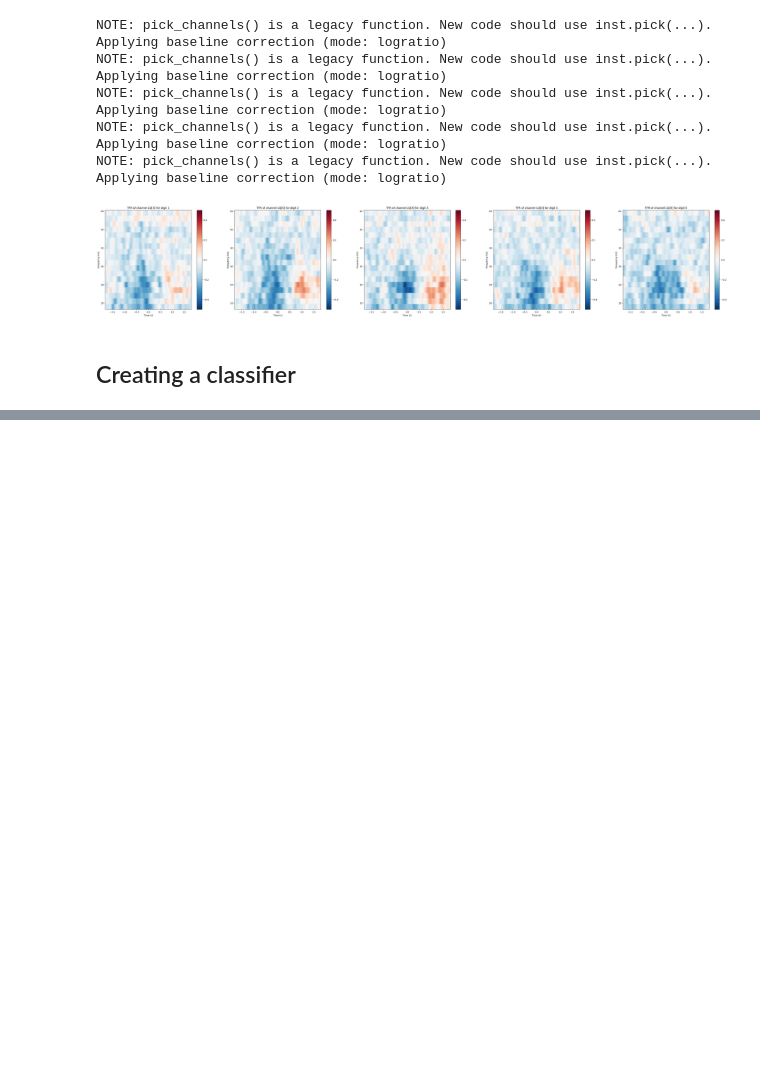
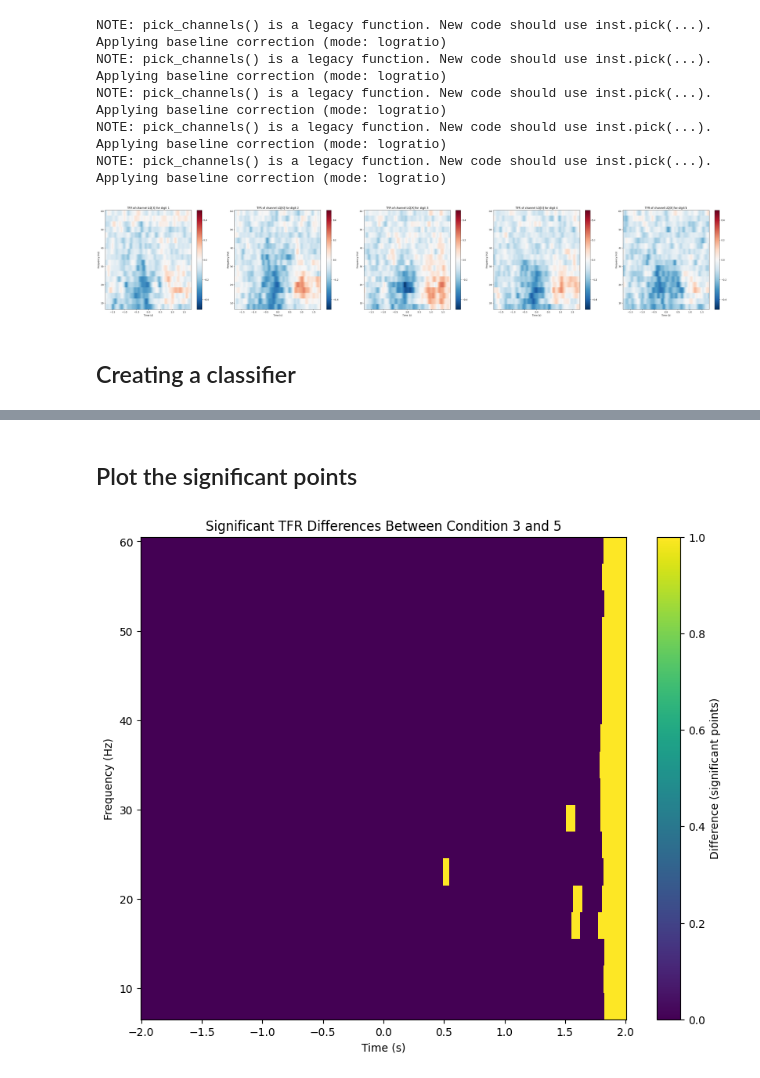
Before and after one commit to MarIniOnz/opm-thesis, a Jupyter notebook: notebooks/figures/tfr.ipynb, the cells around one changed output, grey strips where cells are left out. Saved outputs shown, nothing was run; the diff lists cells and outputs as text; code cells hidden in the pictures; blank space fills up the shorter version.

Commit message:
Creating figures for thesis

```diff
--- a/notebooks/figures/tfr.ipynb
+++ b/notebooks/figures/tfr.ipynb
@@ -7,7 +7,7 @@ import mne
 
 data_dir = "/Users/martin.iniguez/Desktop/master-thesis/opm-thesis/data/digits_epochs/"
 file = data_dir + "/freq_bands/all_data_all_epochs_decimated.pkl"
-all_epochs = pickle.load(open(file, "rb"))
+all_epochs = pickle.load(open(file, "rb")).pick(picks="meg",exclude="bads")
 # %%
 labels = np.unique(all_epochs.events[:, -1])
 fmin = 8
@@ -145,0 +238,22 @@ RuntimeError: Expected 3D (unbatched) or 4D (batched) input to conv2d, but got i
+# %% [markdown]
+## Plot the significant points
+# %%
+plt.figure(figsize=(10, 8))
+index_center_channel = power[str(3)].ch_names.index(center_channel)
+
+significant_mask = significant_results[(3, 5)]
+difference_tfr = (
+    power[str(3)].data[index_center_channel] - power[str(5)].data[index_center_channel]
+)
+masked_difference_tfr = np.ma.array(difference_tfr, mask=~significant_mask)
+time = np.linspace(-2, 2, difference_tfr.shape[1])
+frequency = np.arange(difference_tfr.shape[0])
+T, F = np.meshgrid(time, freqs)
+plt.pcolormesh(T, F, significant_mask, shading="auto")
+plt.colorbar(label="Difference (significant points)")
+plt.xlabel("Time (s)")
+plt.ylabel("Frequency (Hz)")
+plt.title("Significant TFR Differences Between Condition 3 and 5")
+plt.show()
+# %% [output]
+[figure, added]
```
Also changed, not shown: parts of 6 cells of this notebook, 7 other files.
